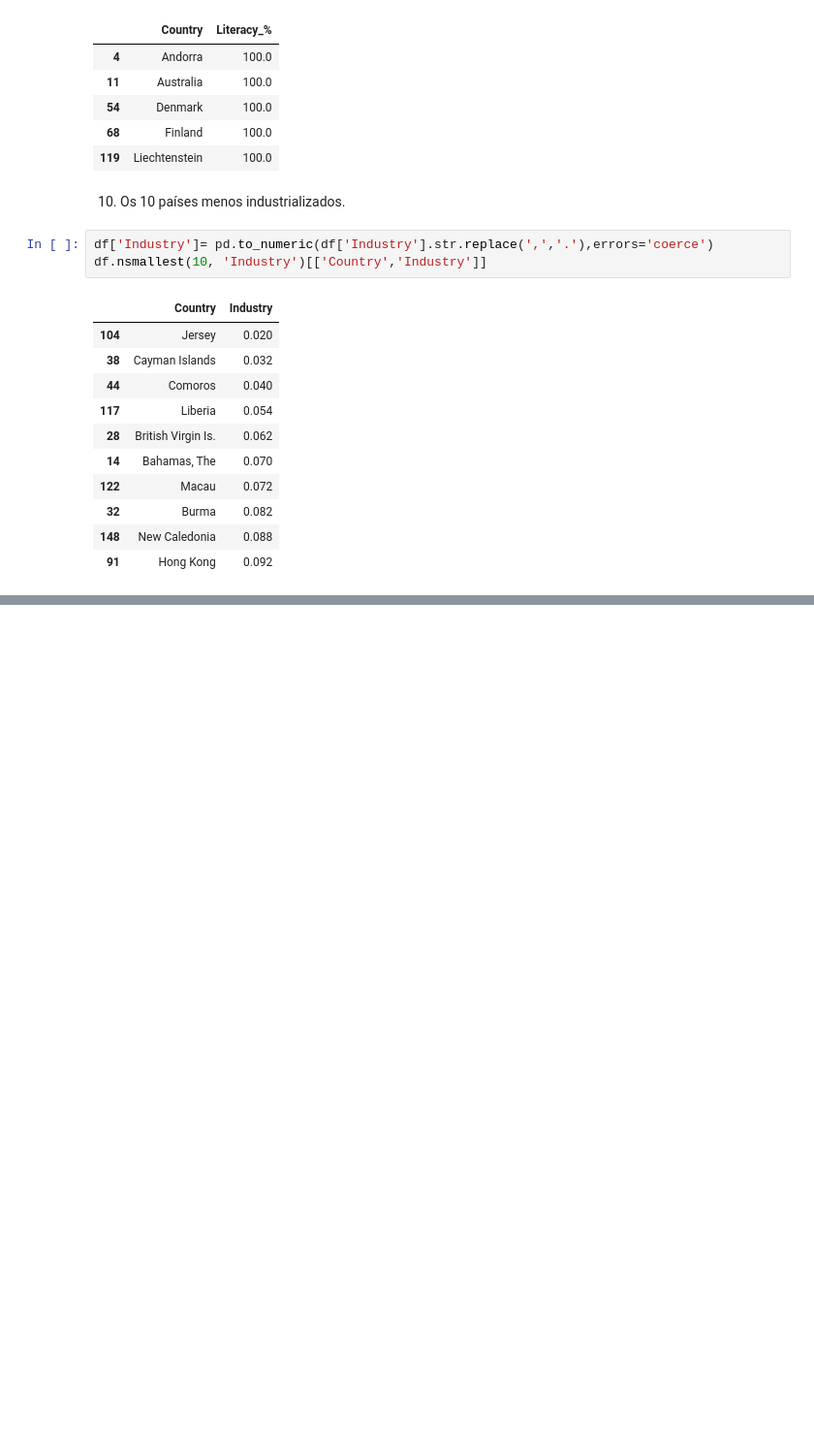
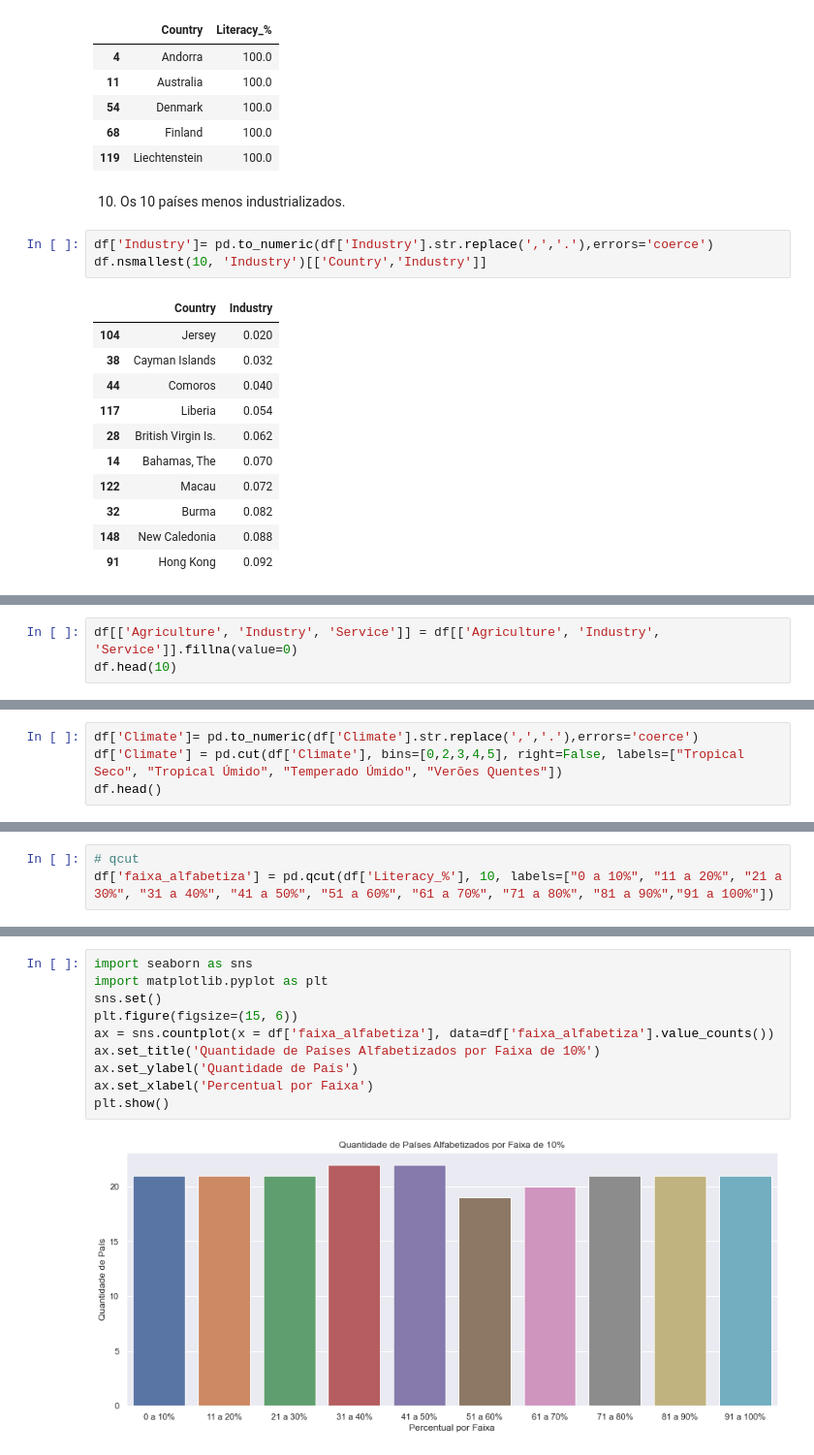
Before and after one commit to Danilotve/analise-pais, a Jupyter notebook: estudo_pandas.ipynb, the cells around one changed output, grey strips where cells are left out. Shown at 97% size. Saved outputs shown, nothing was run; the diff lists cells and outputs as text; blank space fills up the shorter version.

```diff
--- a/estudo_pandas.ipynb
+++ b/estudo_pandas.ipynb
@@ -151,0 +176,3 @@ df.nsmallest(10, 'Industry')[['Country','Industry']]
+# %%
+df[['Agriculture', 'Industry', 'Service']] = df[['Agriculture', 'Industry', 'Service']].fillna(value=0)
+df.head(10)
@@ -151,0 +198,4 @@ df.nsmallest(10, 'Industry')[['Country','Industry']]
+# %%
+df['Climate']= pd.to_numeric(df['Climate'].str.replace(',','.'),errors='coerce')
+df['Climate'] = pd.cut(df['Climate'], bins=[0,2,3,4,5], right=False, labels=["Tropical Seco", "Tropical Úmido", "Temperado Úmido", "Verões Quentes"])
+df.head()
@@ -151,0 +212,3 @@ df.nsmallest(10, 'Industry')[['Country','Industry']]
+# %%
+# qcut
+df['faixa_alfabetiza'] = pd.qcut(df['Literacy_%'], 10, labels=["0 a 10%", "11 a 20%", "21 a 30%", "31 a 40%", "41 a 50%", "51 a 60%", "61 a 70%", "71 a 80%", "81 a 90%","91 a 100%"])
@@ -151,0 +254,12 @@ df.nsmallest(10, 'Industry')[['Country','Industry']]
+# %%
+import seaborn as sns
+import matplotlib.pyplot as plt
+sns.set()
+plt.figure(figsize=(15, 6))
+ax = sns.countplot(x = df['faixa_alfabetiza'], data=df['faixa_alfabetiza'].value_counts())
+ax.set_title('Quantidade de Países Alfabetizados por Faixa de 10%')
+ax.set_ylabel('Quantidade de País')
+ax.set_xlabel('Percentual por Faixa')
+plt.show()
+# %% [output]
+[figure, added]
```
Also changed, not shown: parts of 11 cells of this notebook.
